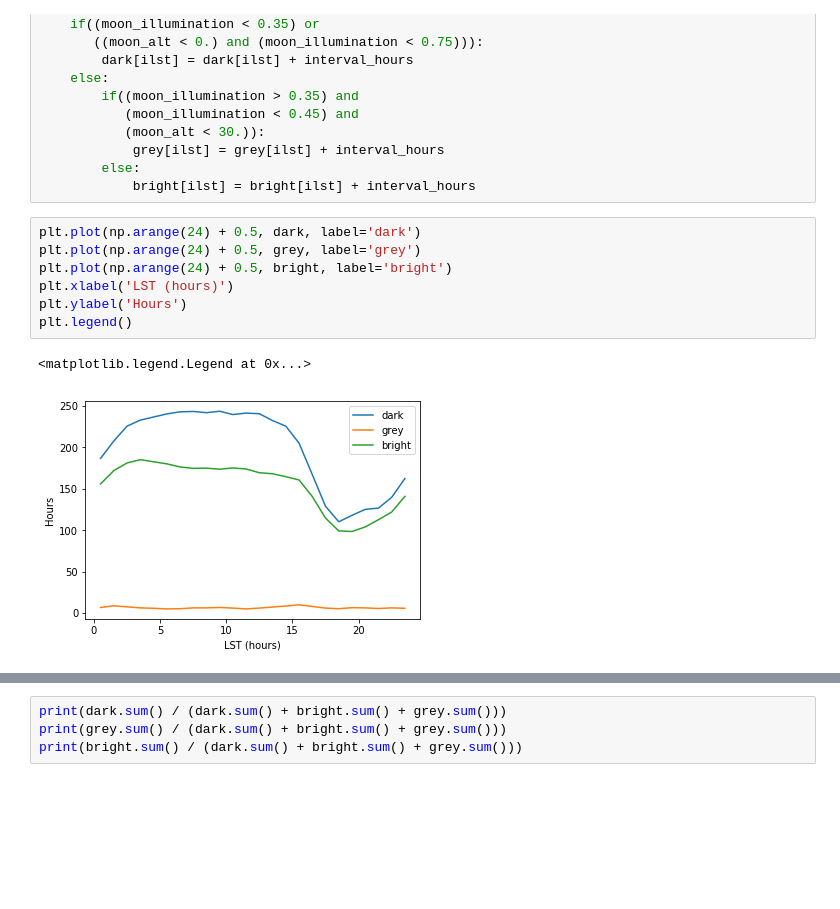
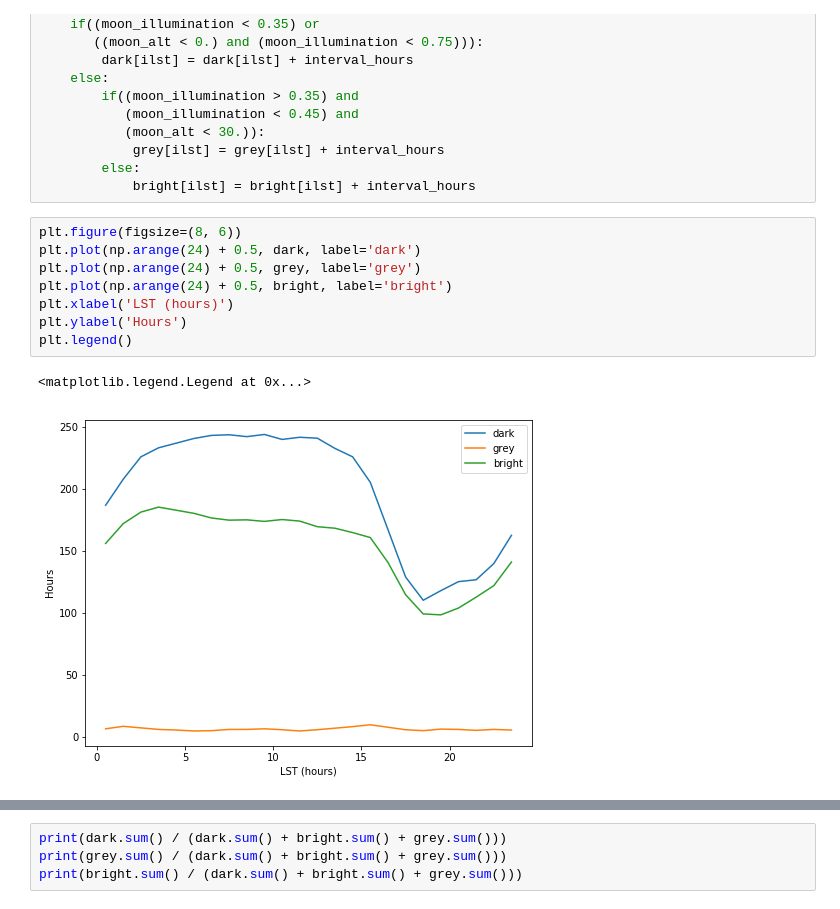
Before and after one commit to blanton144/notebooks, a Jupyter notebook: grey.ipynb, the cells around one changed output, grey strips where cells are left out. Saved outputs shown, nothing was run; the diff lists cells and outputs as text; blank space fills up the shorter version.

```diff
--- a/grey.ipynb
+++ b/grey.ipynb
@@ -67,14 +74,15 @@ for (lst, moon_alt, moon_illumination) in zip(lsts, moon_alts, moon_illumination
         else:
             bright[ilst] = bright[ilst] + interval_hours
 # %%
+plt.figure(figsize=(8, 6))
 plt.plot(np.arange(24) + 0.5, dark, label='dark')
 plt.plot(np.arange(24) + 0.5, grey, label='grey')
 plt.plot(np.arange(24) + 0.5, bright, label='bright')
 plt.xlabel('LST (hours)')
 plt.ylabel('Hours')
 plt.legend()
 # %% [output]
 <matplotlib.legend.Legend at 0x...>
-[figure, old version]
+[figure, new version]
 # %%
 all = dark + grey + bright
```
Also changed, not shown: parts of 14 cells of this notebook.
